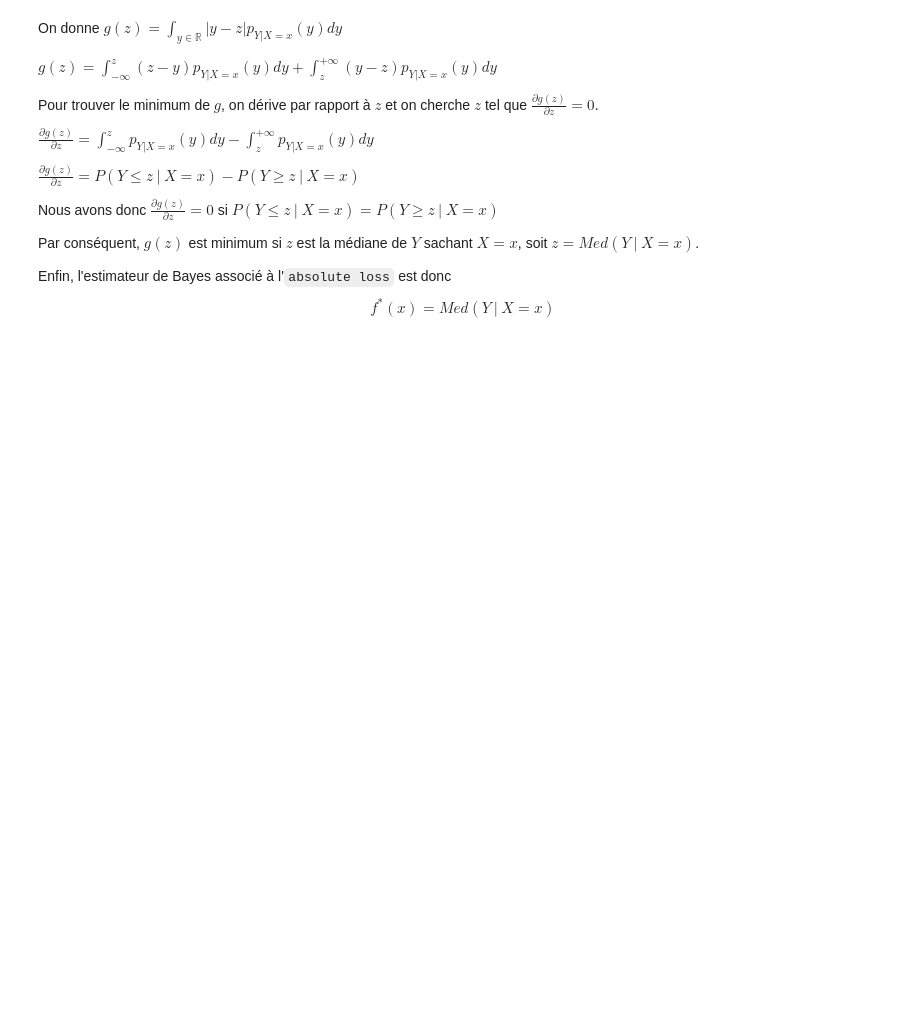
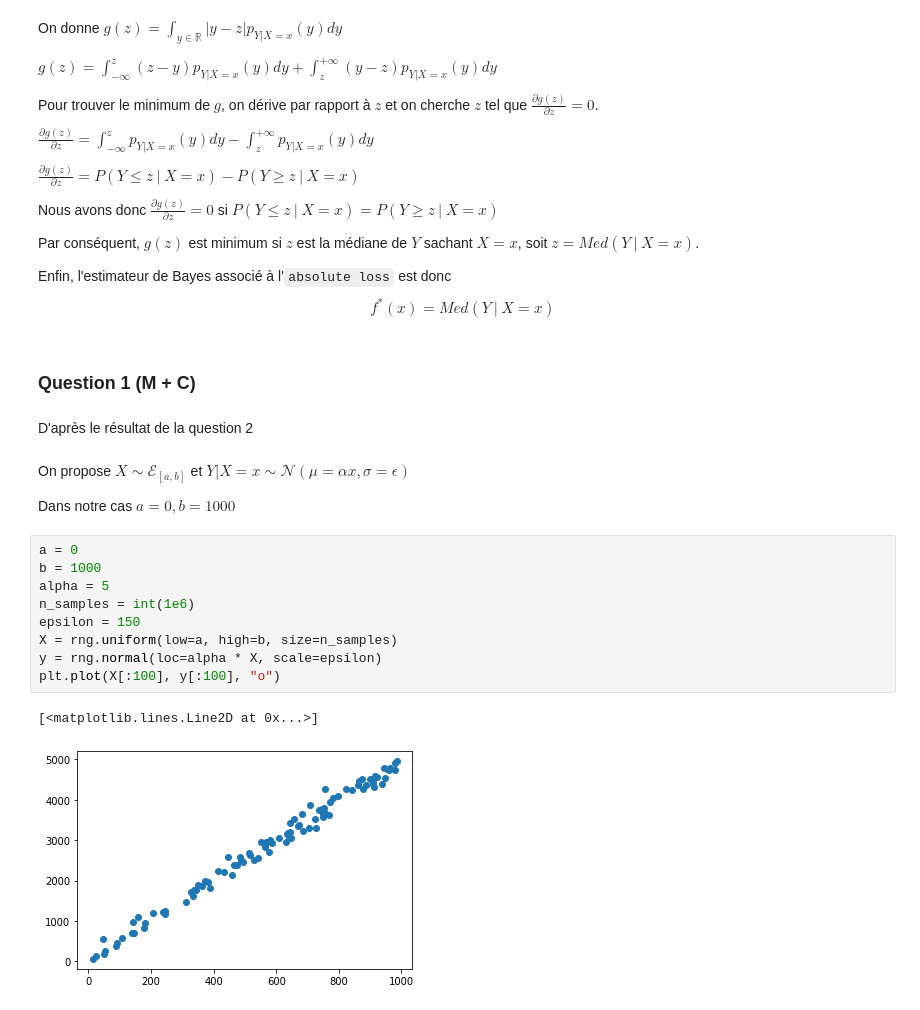
Before and after one commit to Bast-94/FTML-project, a Jupyter notebook: report.ipynb, the cells around one changed output. Saved outputs shown, nothing was run; the diff lists cells and outputs as text; blank space fills up the shorter version.

```diff
--- a/report.ipynb
+++ b/report.ipynb
@@ -93,3 +100,25 @@ Nous avons donc $\frac{\partial g(z)}{\partial z} = 0$ si $P(Y \leq z\ |\ X=x) =
 Par conséquent, $g(z)$ est minimum si $z$ est la médiane de $Y$ sachant $X=x$, soit $z = Med(Y\ |\ X=x)$.<br>
 
 Enfin, l'estimateur de Bayes associé à l'`absolute loss` est donc $$f^*(x) = Med(Y\ |\ X=x)$$
+# %% [markdown]
+### **Question 1 (M + C)**
+# %% [markdown]
+D'après le résultat de la question 2
+# %% [markdown]
+On propose $X\sim \mathcal{E}_{[a,b]}$
+et
+$Y|X=x \sim \mathcal{N}(\mu=\alpha x,\sigma = \epsilon)$
+
+Dans notre cas $a=0,b=1000$
+# %%
+a = 0
+b = 1000
+alpha = 5
+n_samples = int(1e6)
+epsilon = 150
+X = rng.uniform(low=a, high=b, size=n_samples)
+y = rng.normal(loc=alpha * X, scale=epsilon)
+plt.plot(X[:100], y[:100], "o")
+# %% [output]
+[<matplotlib.lines.Line2D at 0x...>]
+[figure, added]
```
Also changed, not shown: parts of 10 cells of this notebook.
